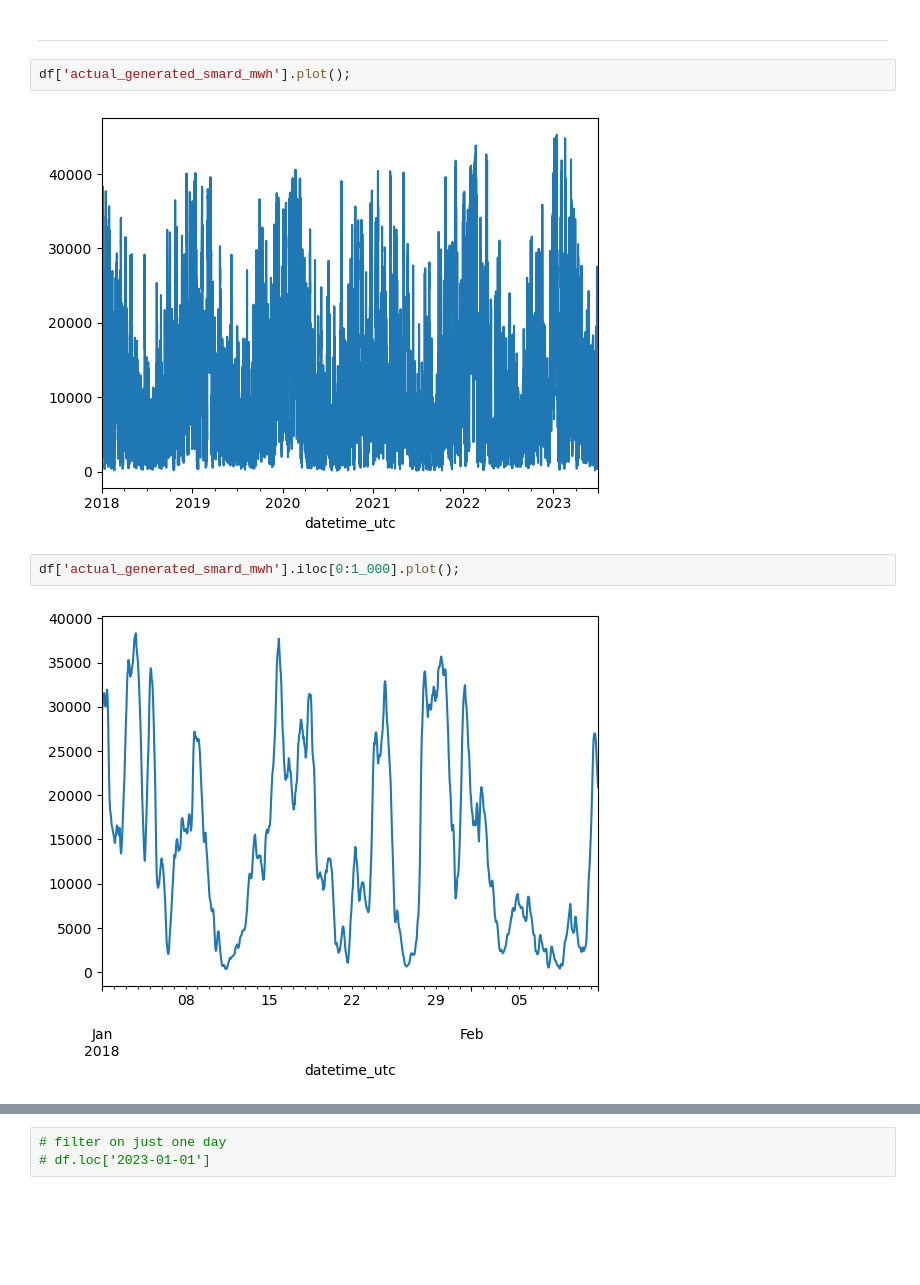
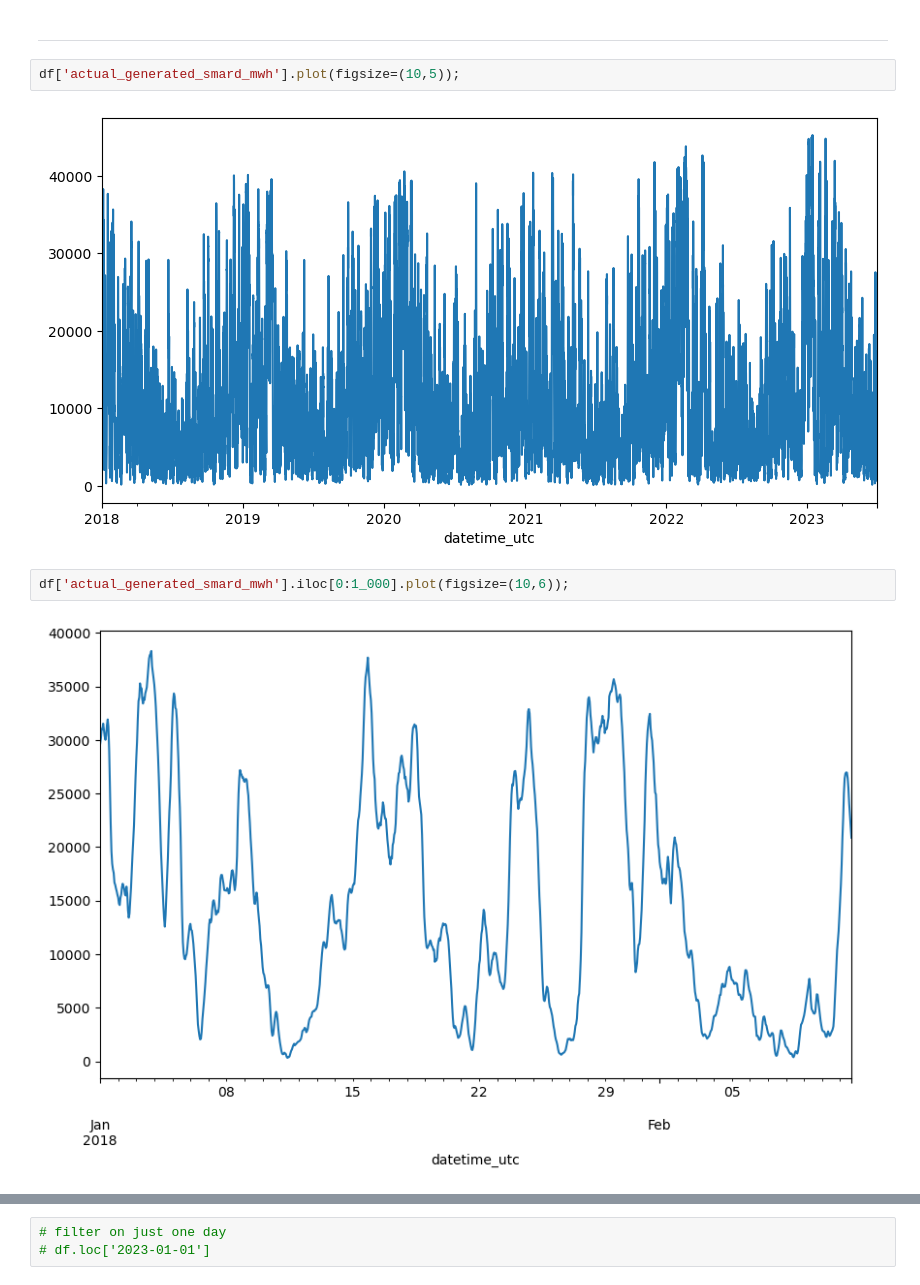
Before and after one commit to meteoviz/wind_power_forecasting_germany, a Jupyter notebook: notebooks/exploratory_analysis.ipynb, the cells around one changed output, grey strips where cells are left out. Cells and saved outputs as stored; diff of their text form; blank space fills up the shorter version.

```diff
--- a/notebooks/exploratory_analysis.ipynb
+++ b/notebooks/exploratory_analysis.ipynb
@@ -274,12 +275,12 @@ plot_correlation_heatmap(df_weighted)
 # %% [markdown]
 ----
 # %%
-df['actual_generated_smard_mwh'].plot();
+df['actual_generated_smard_mwh'].plot(figsize=(10,5));
 # %% [output]
-[figure, old version]
+[figure, new version]
 # %%
-df['actual_generated_smard_mwh'].iloc[0:1_000].plot();
+df['actual_generated_smard_mwh'].iloc[0:1_000].plot(figsize=(10,6));
 # %% [output]
-[figure, old version]
+[figure, new version]
 # %%
 # SMARD actual vs SMARD forecasted
```
Also changed, not shown: parts of 9 cells of this notebook, 1 other file.
